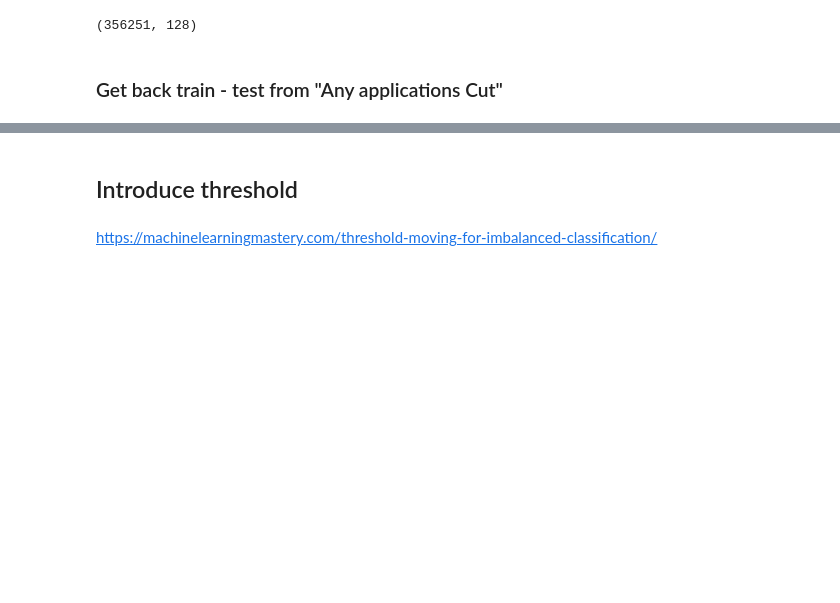
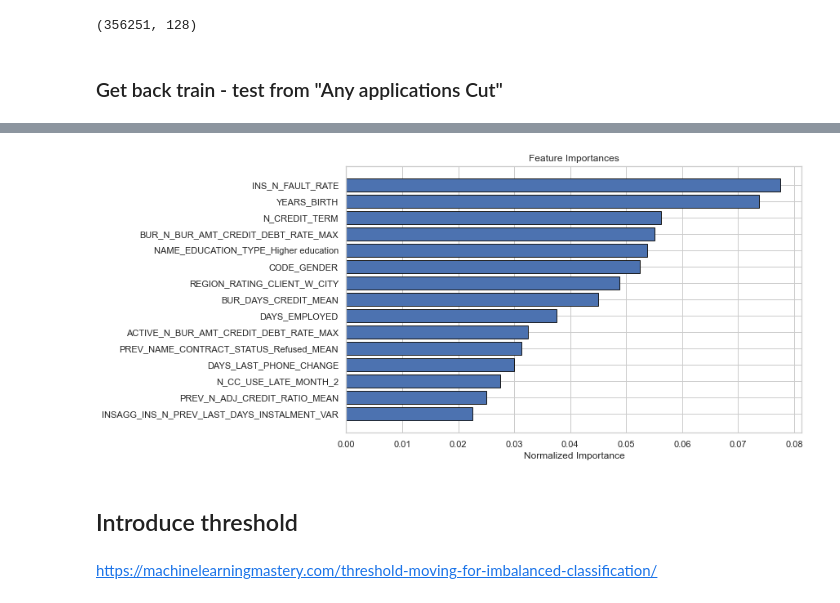
Before and after one commit to EtienneLardeur/P7_Scoring, a Jupyter notebook: P7_Model.ipynb, the cells around one changed output, grey strips where cells are left out. Cells and saved outputs as stored; diff of their text form; code cells hidden in the pictures; blank space fills up the shorter version.

```diff
--- a/P7_Model.ipynb
+++ b/P7_Model.ipynb
@@ -1093,0 +1129,6 @@ Fbeta score (7):  0.6105
+# %%
+custom_model.fit(X_train_re,
+                 y_train,
+                 eval_set=(X_test_re, y_test),
+                 categorical_feature=categorical_features,
+                 verbose=50)
@@ -1094,3 +1196,14 @@ Fbeta score (7):  0.6105
+# %%
+feature_importance_values = custom_model.feature_importances_
+# %%
+feature_names = list(X_train.columns)
+# %%
+feature_importances = pd.DataFrame({'feature': feature_names, 'importance': feature_importance_values})
+# %%
+# Show the feature importances for the new features
+feature_importances_sorted = plot_feature_importances(feature_importances)
+# %% [output]
+[figure, added]
 # %% [markdown]
 ## Introduce threshold
 # %% [markdown]
```
Also changed, not shown: parts of 22 cells of this notebook, 3 other files.
